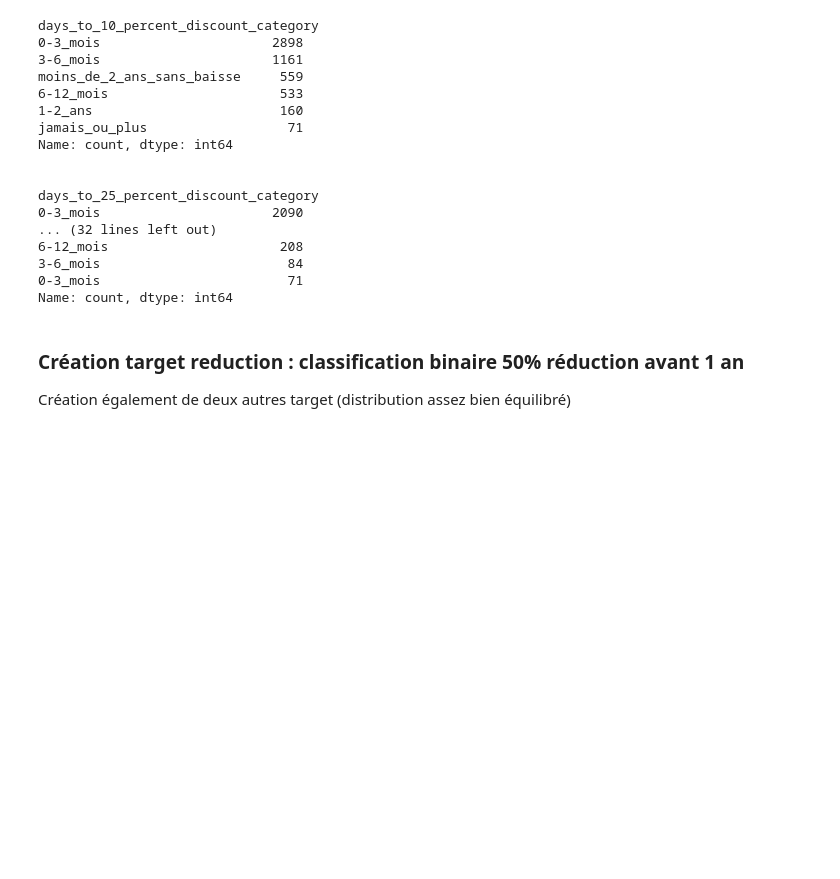
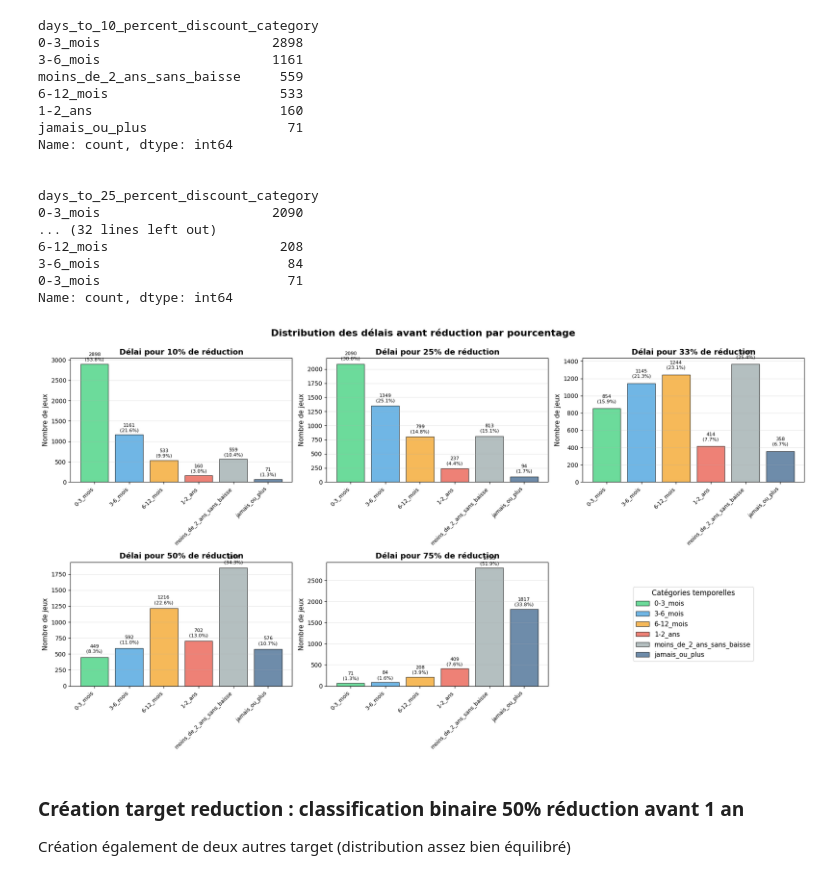
Before and after one commit to sebastien-chopin-dev/alyra-ia-psstore-machine-learning-project, a Jupyter notebook: notebooks/2_features_engeniering.ipynb, the cells around one changed output. Drawn from its saved outputs; the diff is of its cells as text; code cells hidden in the pictures; blank space fills up the shorter version.

```diff
--- a/notebooks/2_features_engeniering.ipynb
+++ b/notebooks/2_features_engeniering.ipynb
@@ -481,3 +551,7 @@ Name: count, dtype: int64
+# %%
+show_distribution_classe_wait_discount(df_days_to_discount)
+# %% [output]
+[figure, added]
 # %% [markdown]
 ### Création target reduction : classification binaire 50% réduction avant 1 an
 
```
Also changed, not shown: parts of 43 cells of this notebook, 2 other files.
